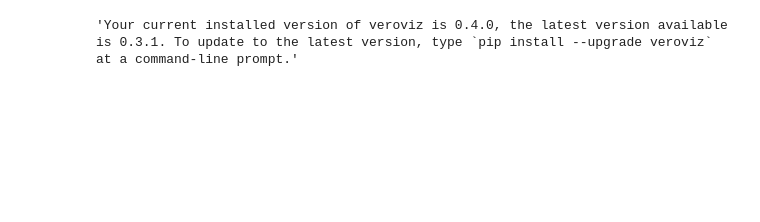
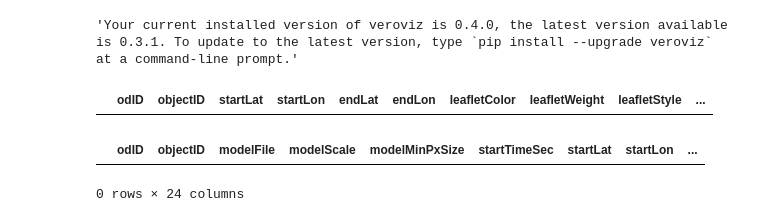
Before and after one commit to optimatorlab/veroviz, a Jupyter notebook: Untitled.ipynb, the cells around one changed output. Cells and saved outputs as stored; diff of their text form; code cells hidden in the pictures; blank space fills up the shorter version.

```diff
--- a/Untitled.ipynb
+++ b/Untitled.ipynb
@@ -4,4 +4,15 @@ import os
 vrv.checkVersion()
 # %% [output]
 'Your current installed version of veroviz is 0.4.0, the latest version available is 0.3.1. To update to the latest version, type `pip install --upgrade veroviz` at a command-line prompt.'
+# %%
+arcs = vrv.initDataframe('arcs')
+arcs
+# %% [output]
+|  | odID | objectID | startLat | startLon | endLat | endLon | leafletColor | leafletWeight | leafletStyle | ... |
+# %%
+assignments = vrv.initDataframe('assignments')
+assignments
+# %% [output]
+|  | odID | objectID | modelFile | modelScale | modelMinPxSize | startTimeSec | startLat | startLon | ... |
+0 rows × 24 columns
 # %%
```
Also changed, not shown: parts of 13 cells of this notebook, 28 other files.
